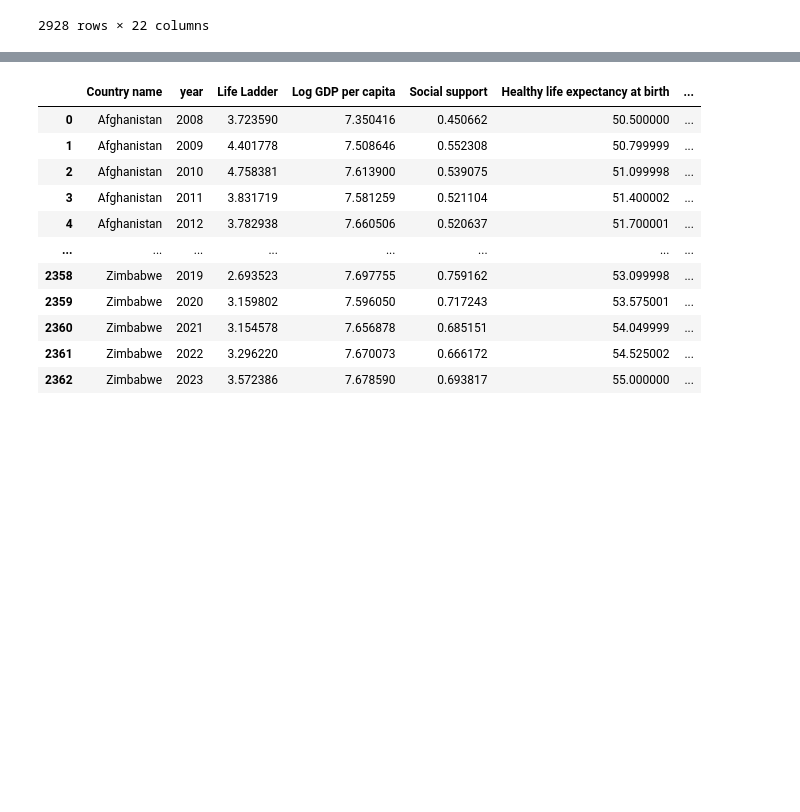
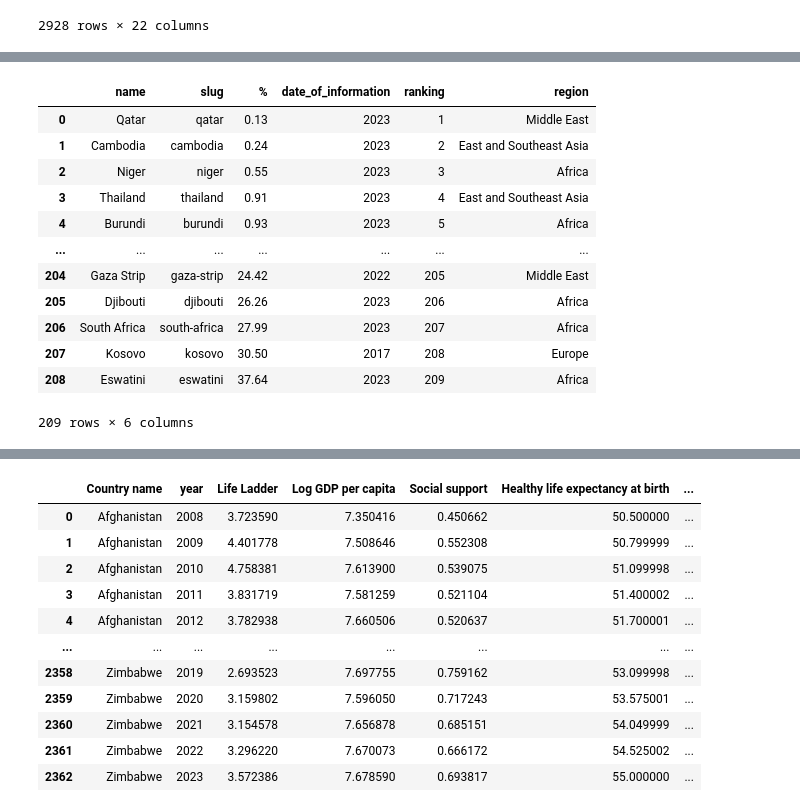
Before and after one commit to mats-ad/Quality-of-Life-World, a Jupyter notebook: DAP_Test.ipynb, the cells around one changed output, grey strips where cells are left out. Drawn from its saved outputs; the diff is of its cells as text; code cells hidden in the pictures; blank space fills up the shorter version.

```diff
--- a/DAP_Test.ipynb
+++ b/DAP_Test.ipynb
@@ -44,0 +145,17 @@ fig.show()
+# %%
+UnemploymentRate = pd.read_csv('Data/Unemployment rate.csv')
+UnemploymentRate
+# %% [output]
+|  | name | slug | % | date_of_information | ranking | region |
+| 0 | Qatar | qatar | 0.13 | 2023 | 1 | Middle East |
+| 1 | Cambodia | cambodia | 0.24 | 2023 | 2 | East and Southeast Asia |
+| 2 | Niger | niger | 0.55 | 2023 | 3 | Africa |
+| 3 | Thailand | thailand | 0.91 | 2023 | 4 | East and Southeast Asia |
+| 4 | Burundi | burundi | 0.93 | 2023 | 5 | Africa |
+| ... | ... | ... | ... | ... | ... | ... |
+| 204 | Gaza Strip | gaza-strip | 24.42 | 2022 | 205 | Middle East |
+| 205 | Djibouti | djibouti | 26.26 | 2023 | 206 | Africa |
+| 206 | South Africa | south-africa | 27.99 | 2023 | 207 | Africa |
+| 207 | Kosovo | kosovo | 30.50 | 2017 | 208 | Europe |
+| 208 | Eswatini | eswatini | 37.64 | 2023 | 209 | Africa |
+209 rows × 6 columns
```
Also changed, not shown: parts of 6 cells of this notebook, 1 other file.
